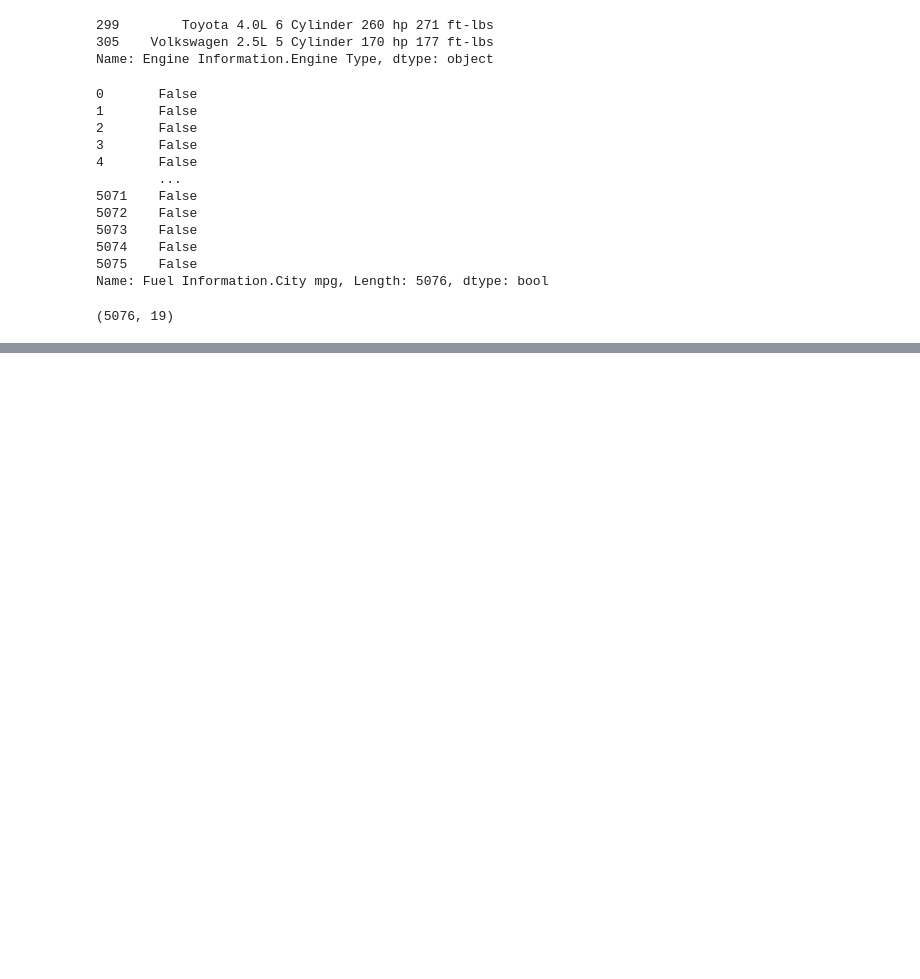
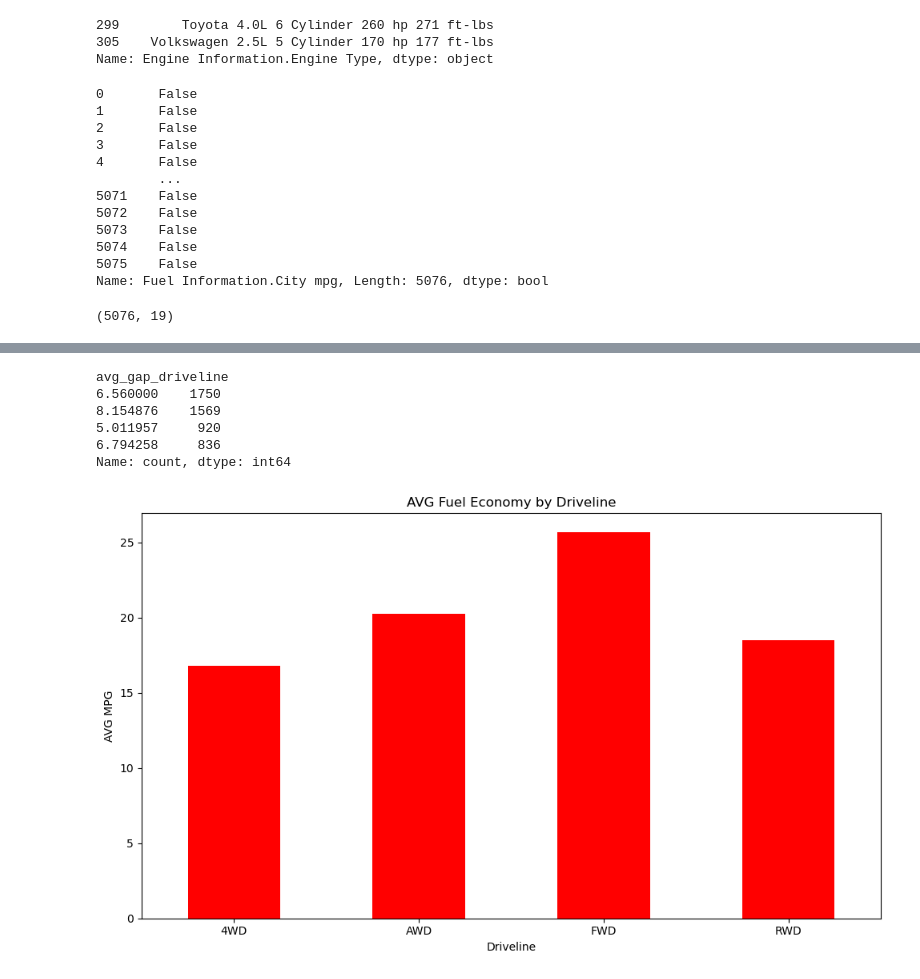
Before and after one commit to robshe26/CS130-Final, a Jupyter notebook: analysis.ipynb, the cells around one changed output, grey strips where cells are left out. Drawn from its saved outputs; the diff is of its cells as text; code cells hidden in the pictures; blank space fills up the shorter version.

```diff
--- a/analysis.ipynb
+++ b/analysis.ipynb
@@ -118,0 +332,3 @@ Tim ate 3 slices of pie.
+# %%
+cars_clean['Volume'] = ((cars_clean['Length'] * cars_clean['Width'] * cars_clean['Height']) // 1728)
+cars_clean.head()
@@ -118,0 +355,3 @@ Tim ate 3 slices of pie.
+# %%
+cars_clean['MPG_Gap'] = cars_clean['Highway_mpg'] - cars_clean['City_mpg']
+cars_clean.head()
@@ -118,0 +378,9 @@ Tim ate 3 slices of pie.
+# %%
+# uses a dictionary to replace the long driveline descriptions with shorter abbreviations for easier analysis and visualization
+cars_clean['Driveline'] = cars_clean['Driveline'].replace({
+    'Front-wheel drive': 'FWD',
+    'Rear-wheel drive': 'RWD',
+    'All-wheel drive': 'AWD',
+    'Four-wheel drive': '4WD'
+})
+cars_clean.head()
@@ -118,0 +395,6 @@ Tim ate 3 slices of pie.
+# %%
+cars_clean['avg_mpg'] = (cars_clean['City_mpg'] + cars_clean['Highway_mpg']) / 2
+#used the goupby and map functions to calculate the average MPG for each driveline type and add it as a new column to the DataFrame
+Driveline_avg = cars_clean.groupby('Driveline')['avg_mpg'].mean()
+cars_clean['Driveline_avg'] = cars_clean['Driveline'].map(Driveline_avg)
+cars_clean.head()
@@ -118,0 +431,25 @@ Tim ate 3 slices of pie.
+# %%
+cars_clean['avg_gap_driveline'].value_counts()
+# %% [output]
+avg_gap_driveline
+6.560000    1750
+8.154876    1569
+5.011957     920
+6.794258     836
+Name: count, dtype: int64
+# %%
+Driveline_avg.plot(
+    x='Driveline',
+    kind ='bar',
+    figsize=(10, 6),
+    color=['red']
+
+)
+plt.title('AVG Fuel Economy by Driveline')
+plt.ylabel('AVG MPG')
+plt.xticks(rotation=0)
+plt.tight_layout()
+plt.savefig('driveline_bar.png')
+plt.show()
+# %% [output]
+[figure, added]
```
Also changed, not shown: parts of 26 cells of this notebook, 2 other files.
